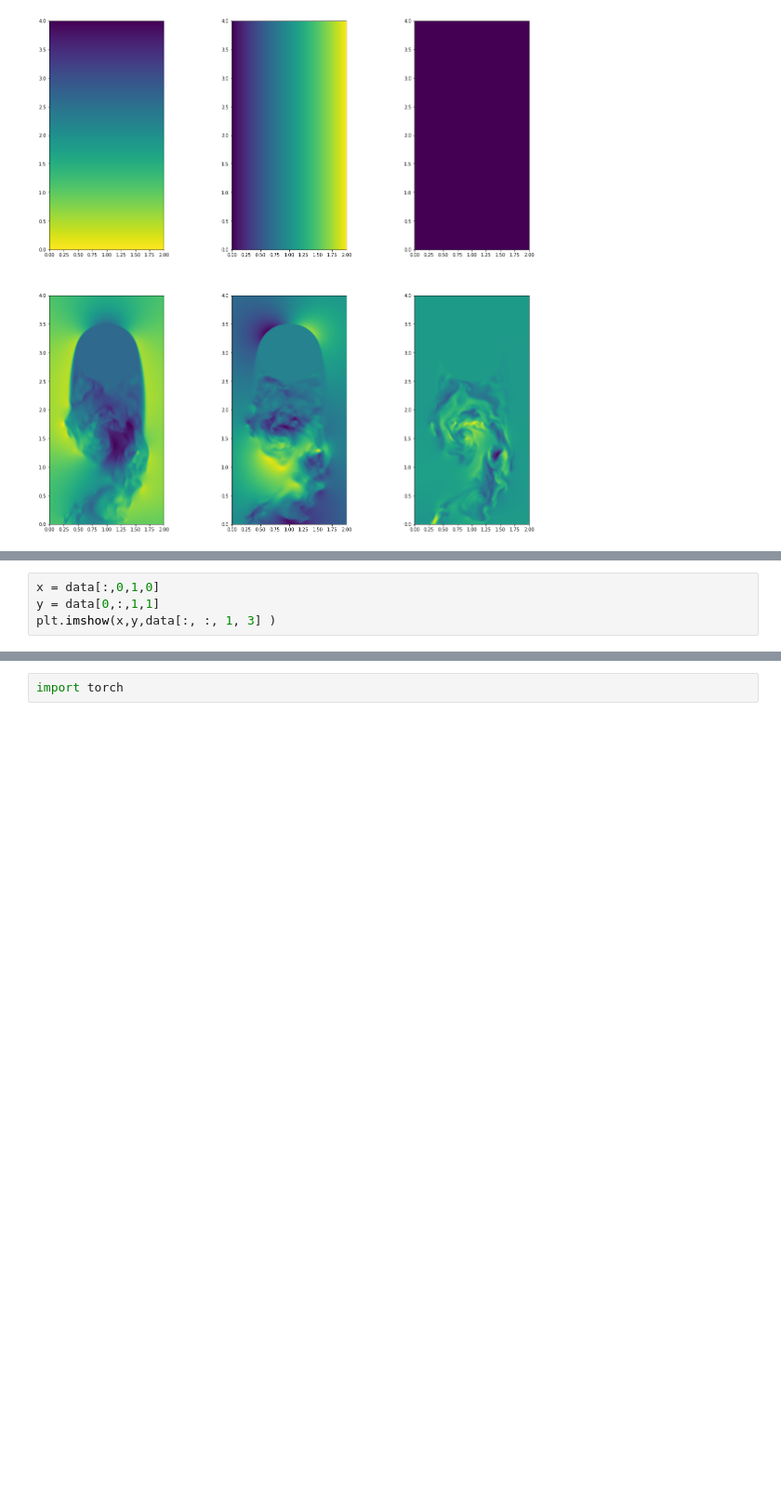
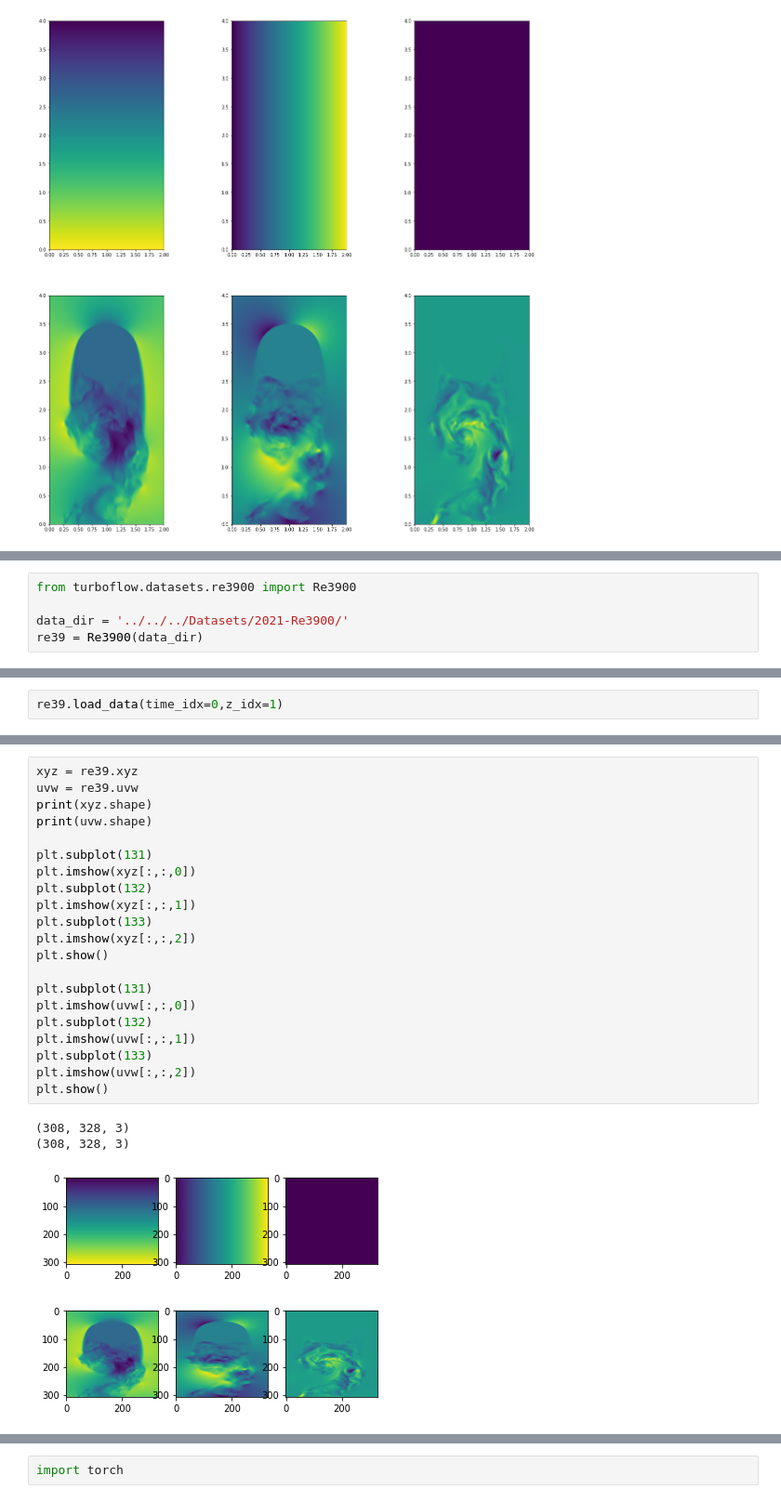
Before and after one commit to Chutlhu/TurboSuperResultion, a Jupyter notebook: notebooks/[Dataset] Re3900.ipynb, the cells around one changed output, grey strips where cells are left out. Shown at 93% size. Drawn from its saved outputs; the diff is of its cells as text; blank space fills up the shorter version.

```diff
--- a/notebooks/[Dataset] Re3900.ipynb
+++ b/notebooks/[Dataset] Re3900.ipynb
@@ -85,4 +89,5 @@ plt.show()
 # %%
-x = data[:,0,1,0]
-y = data[0,:,1,1]
-plt.imshow(x,y,data[:, :, 1, 3] )
+from turboflow.datasets.re3900 import Re3900
+
+data_dir = '../../../Datasets/2021-Re3900/'
+re39 = Re3900(data_dir)
@@ -91,0 +98,2 @@ TypeError: 'norm' must be an instance of matplotlib.colors.Normalize or None, no
+# %%
+re39.load_data(time_idx=0,z_idx=1)
@@ -92,3 +118,29 @@ TypeError: 'norm' must be an instance of matplotlib.colors.Normalize or None, no
+# %%
+xyz = re39.xyz
+uvw = re39.uvw
+print(xyz.shape)
+print(uvw.shape)
+
+plt.subplot(131)
+plt.imshow(xyz[:,:,0])
+plt.subplot(132)
+plt.imshow(xyz[:,:,1])
+plt.subplot(133)
+plt.imshow(xyz[:,:,2])
+plt.show()
+
+plt.subplot(131)
+plt.imshow(uvw[:,:,0])
+plt.subplot(132)
+plt.imshow(uvw[:,:,1])
+plt.subplot(133)
+plt.imshow(uvw[:,:,2])
+plt.show()
+# %% [output]
+(308, 328, 3)
+(308, 328, 3)
+[figure, added]
+[figure, added]
 # %%
 plt.figure(figsize=(10,10))
 plt.imshow(data[:, :, 1, 5])
```
Also changed, not shown: parts of 9 cells of this notebook, 24 other files.
